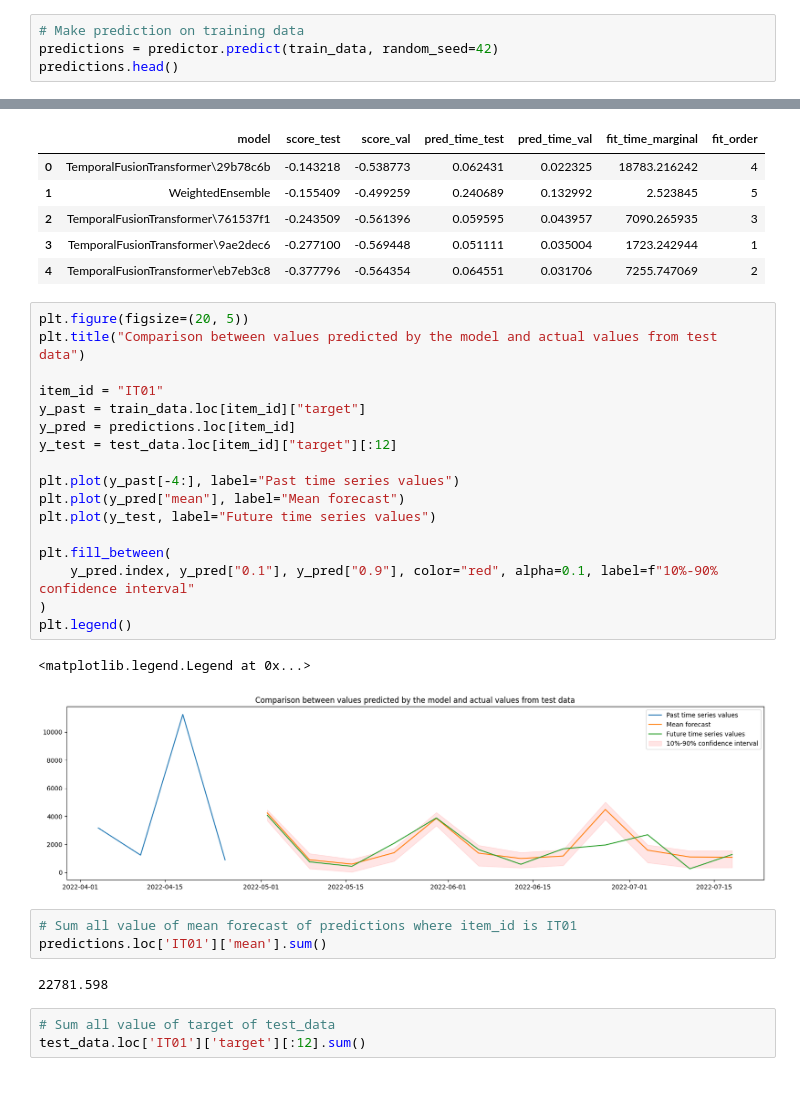
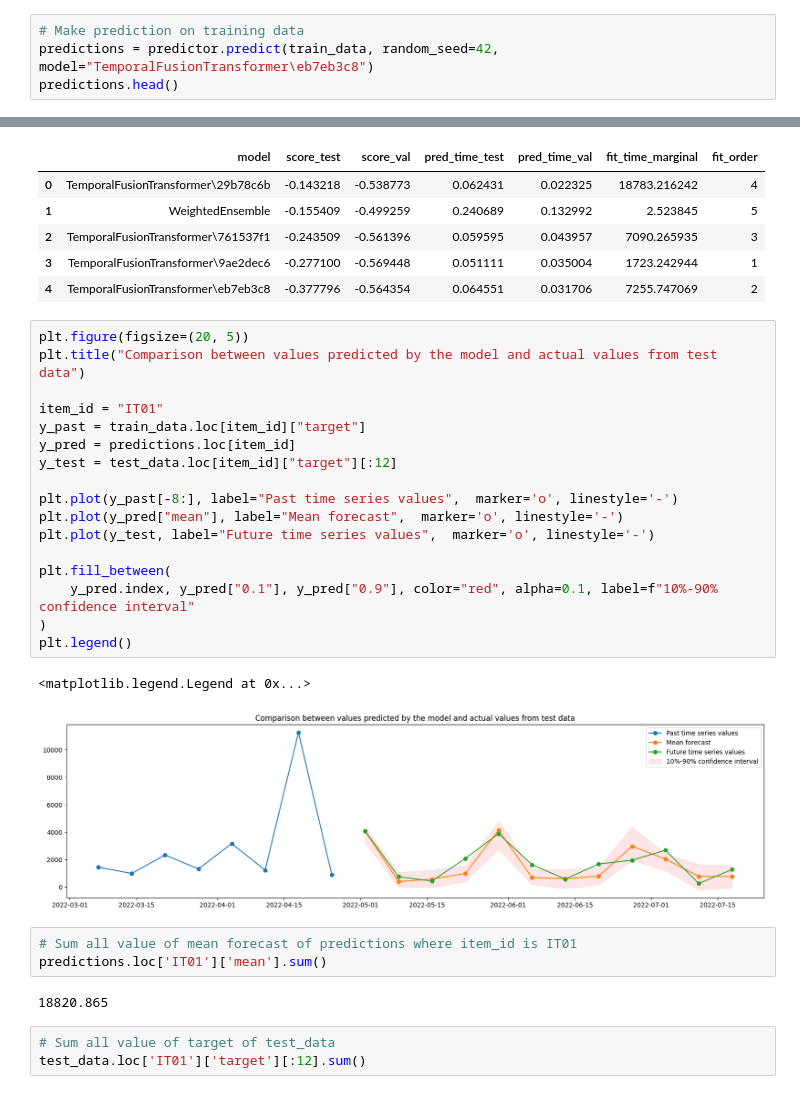
Before and after one commit to gianluca-coletta/Tesi_Magistrale, a Jupyter notebook: Code/VisualizeHPO.ipynb, the cells around one changed output, grey strips where cells are left out. Saved outputs shown, nothing was run; the diff lists cells and outputs as text.

```diff
--- a/Code/VisualizeHPO.ipynb
+++ b/Code/VisualizeHPO.ipynb
@@ -70,7 +90,7 @@ test_data.head()
 |  | 2022-05-30 | 3883.0 | 912.0 | 198.0 | 514.0 | 178.0 | 261.0 | 14.0 | 10.0 | 1796.0 | 0.0 |
 # %%
 # Make prediction on training data
-predictions = predictor.predict(train_data, random_seed=42)
+predictions = predictor.predict(train_data, random_seed=42, model="TemporalFusionTransformer\eb7eb3c8")
 predictions.head()
 # %% [output]
 data with frequency 'None' has been resampled to frequency 'W-MON'.
@@ -94,28 +114,28 @@ predictor.leaderboard(test_data)
 # %%
 plt.figure(figsize=(20, 5))
 plt.title("Comparison between values predicted by the model and actual values from test data")
 
 item_id = "IT01"
 y_past = train_data.loc[item_id]["target"]
 y_pred = predictions.loc[item_id]
 y_test = test_data.loc[item_id]["target"][:12]
 
-plt.plot(y_past[-4:], label="Past time series values")
-plt.plot(y_pred["mean"], label="Mean forecast")
-plt.plot(y_test, label="Future time series values")
+plt.plot(y_past[-8:], label="Past time series values",  marker='o', linestyle='-')
+plt.plot(y_pred["mean"], label="Mean forecast",  marker='o', linestyle='-')
+plt.plot(y_test, label="Future time series values",  marker='o', linestyle='-')
 
 plt.fill_between(
     y_pred.index, y_pred["0.1"], y_pred["0.9"], color="red", alpha=0.1, label=f"10%-90% confidence interval"
 )
 plt.legend()
 # %% [output]
 <matplotlib.legend.Legend at 0x...>
-[figure, old version]
+[figure, new version]
 # %%
 # Sum all value of mean forecast of predictions where item_id is IT01
 predictions.loc['IT01']['mean'].sum()
 # %% [output]
-22781.598
+18820.865
 # %%
 # Sum all value of target of test_data
 test_data.loc['IT01']['target'][:12].sum()
```
Also changed, not shown: parts of 3 cells of this notebook, 9 other files.
